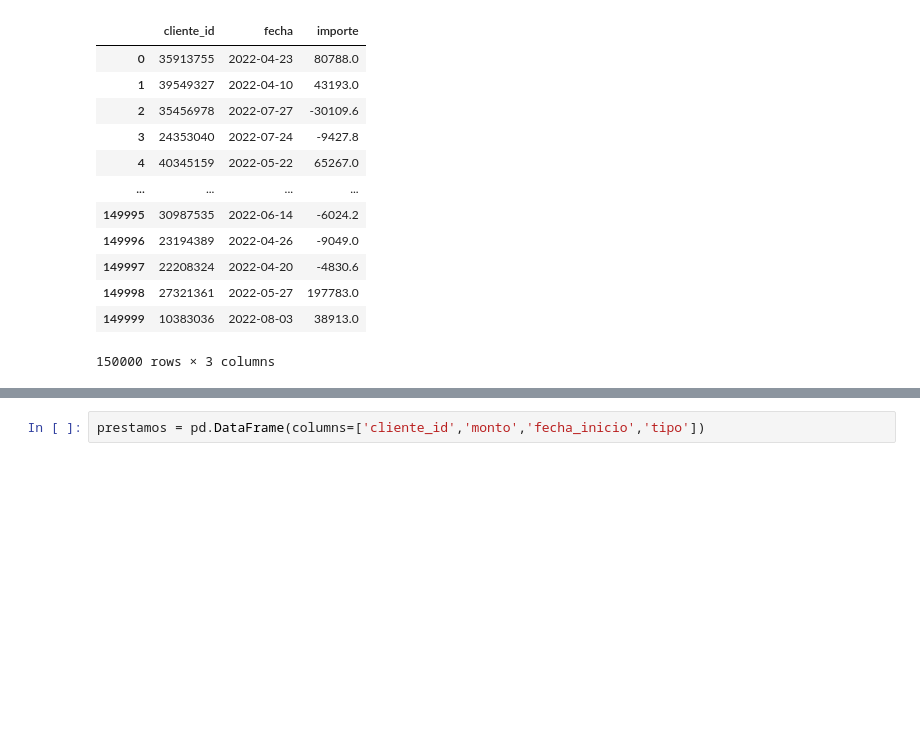
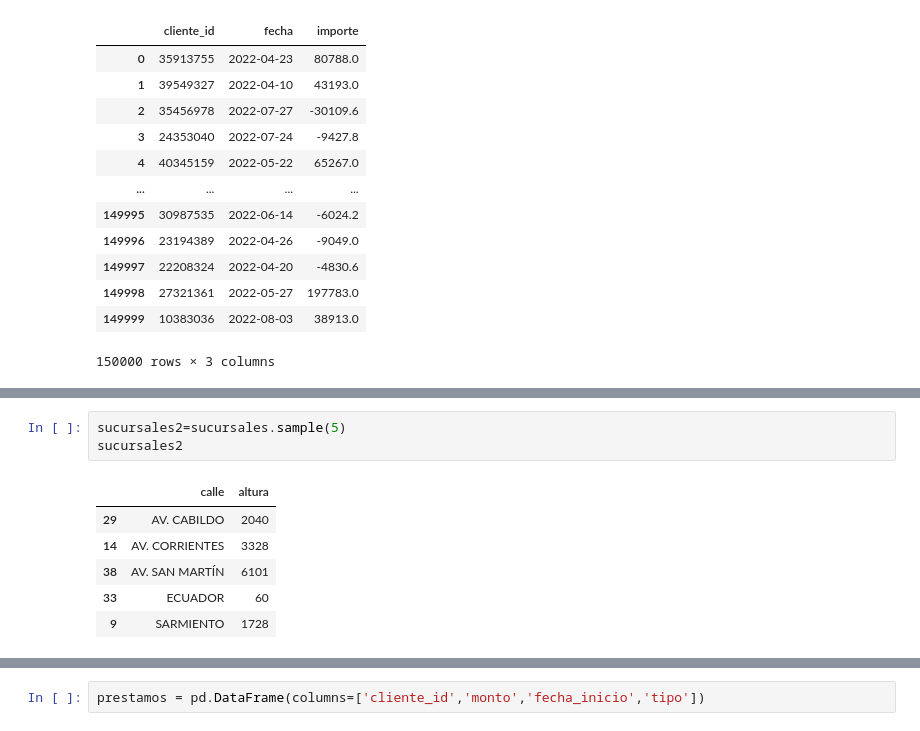
Before and after one commit to carabedo/django-rest, a Jupyter notebook: make_db.ipynb, the cells around one changed output, grey strips where cells are left out. Drawn from its saved outputs; the diff is of its cells as text; blank space fills up the shorter version.

```diff
--- a/make_db.ipynb
+++ b/make_db.ipynb
@@ -53,0 +133,10 @@ movimientos
+# %%
+sucursales2=sucursales.sample(5)
+sucursales2
+# %% [output]
+|  | calle | altura |
+| 29 | AV. CABILDO | 2040 |
+| 14 | AV. CORRIENTES | 3328 |
+| 38 | AV. SAN MARTÍN | 6101 |
+| 33 | ECUADOR | 60 |
+| 9 | SARMIENTO | 1728 |
```
Also changed, not shown: parts of 19 cells of this notebook, 13 other files.
